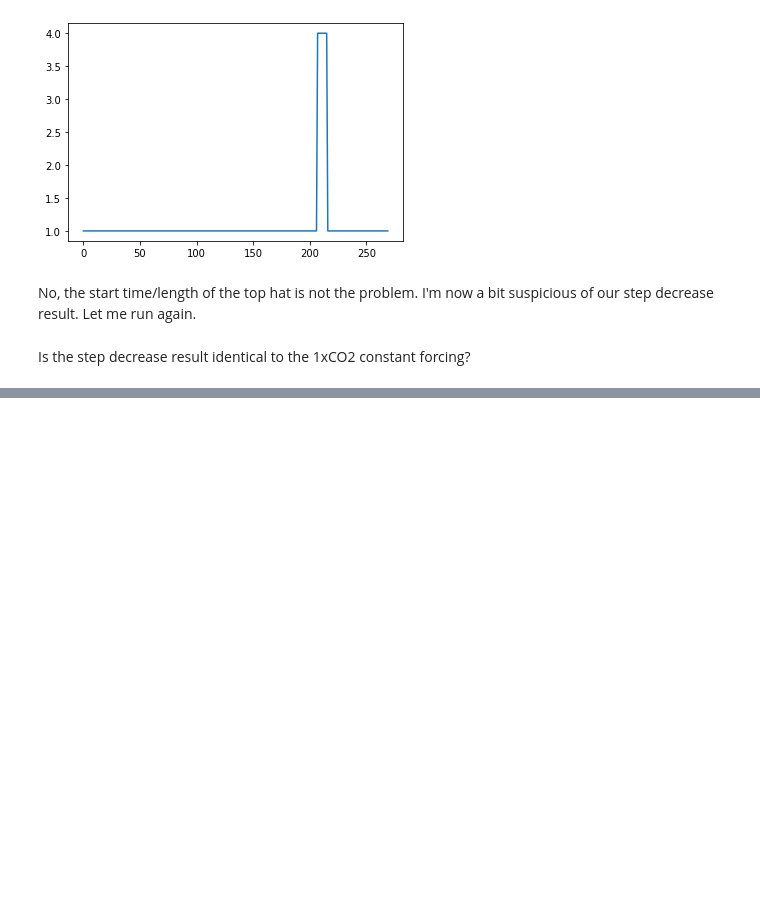
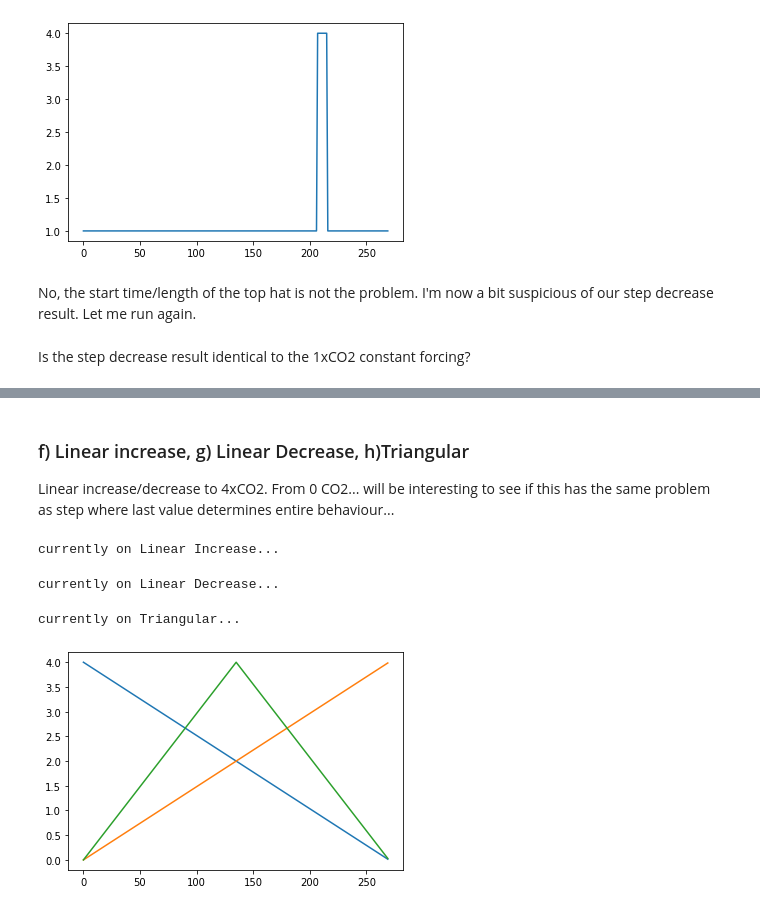
Before and after one commit to francesmcginley/ar6, a Jupyter notebook: Exploration/Forcing_and_reversibility.ipynb, the cells around one changed output, grey strips where cells are left out. Drawn from its saved outputs; the diff is of its cells as text; code cells hidden in the pictures; blank space fills up the shorter version.

```diff
--- a/Exploration/Forcing_and_reversibility.ipynb
+++ b/Exploration/Forcing_and_reversibility.ipynb
@@ -404,0 +490,50 @@ print(outth2.tg - outsd.tg)
+# %% [markdown]
+### f) Linear increase, g) Linear Decrease, h)Triangular
+
+Linear increase/decrease to 4xCO2. From 0 CO2... will be interesting to see if this has the same problem as step where last value determines entire behaviour...
+# %%
+#Linear forcing.
+
+m = 4/270
+xs = np.arange(270)
+
+linearIncrease = m * xs
+linearDecrease = -m * xs + 4
+triangular = np.append(2*m * xs[:int(270/2)], -2*m * xs[:int(270/2)] + 4)
+
+# Failed Debugging attempt
+#linearDecrease[linearDecrease == 0] = 1
+#triangular[triangular == 0] = 1
+
+plt.plot(linearDecrease)
+plt.plot(linearIncrease)
+plt.plot(triangular)
+
+steps = [linearIncrease, linearDecrease, triangular]
+step_names_linear = ["Linear Increase", "Linear Decrease", "Triangular"]
+
+for (step, name) in zip(steps, step_names_linear):
+    print(f"currently on %s... "%name)
+    for i in tqdm(range(1000)):   # 5x as fast as fair, 10x as fast as openscm-runner
+        scm = TwoLayerModel(
+            extforce= step,
+            exttime=np.arange(270),
+            tbeg=1750,
+            tend=2020,
+            lamg=4.0/3.0,
+            t2x=None,
+            eff=1.29,
+            cmix=6,
+            cdeep=75,
+            gamma_2l=0.7,
+            outtime=np.arange(1750.5,2020),
+            dt=1
+        )
+
+        out = scm.run()
+    runs[name] = out
+# %% [output]
+currently on Linear Increase...
+currently on Linear Decrease...
+currently on Triangular...
+[figure, added]
```
Also changed, not shown: parts of 33 cells of this notebook, 2 other files.
